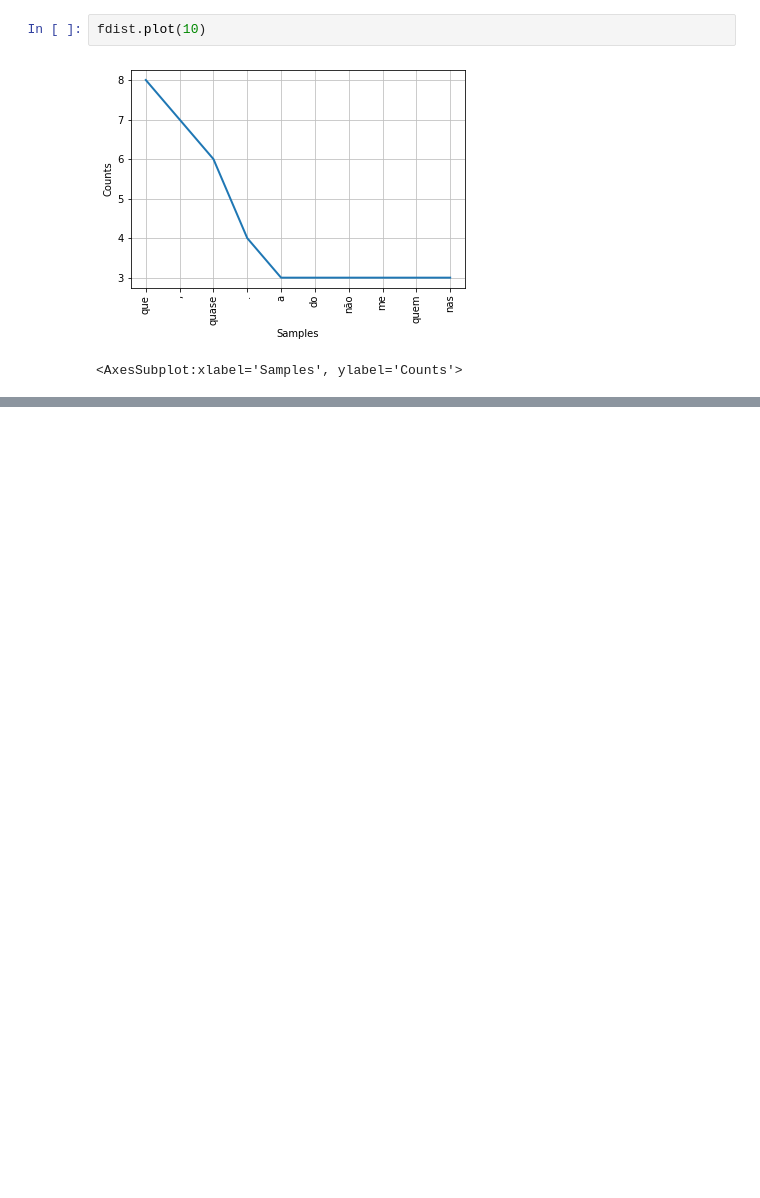
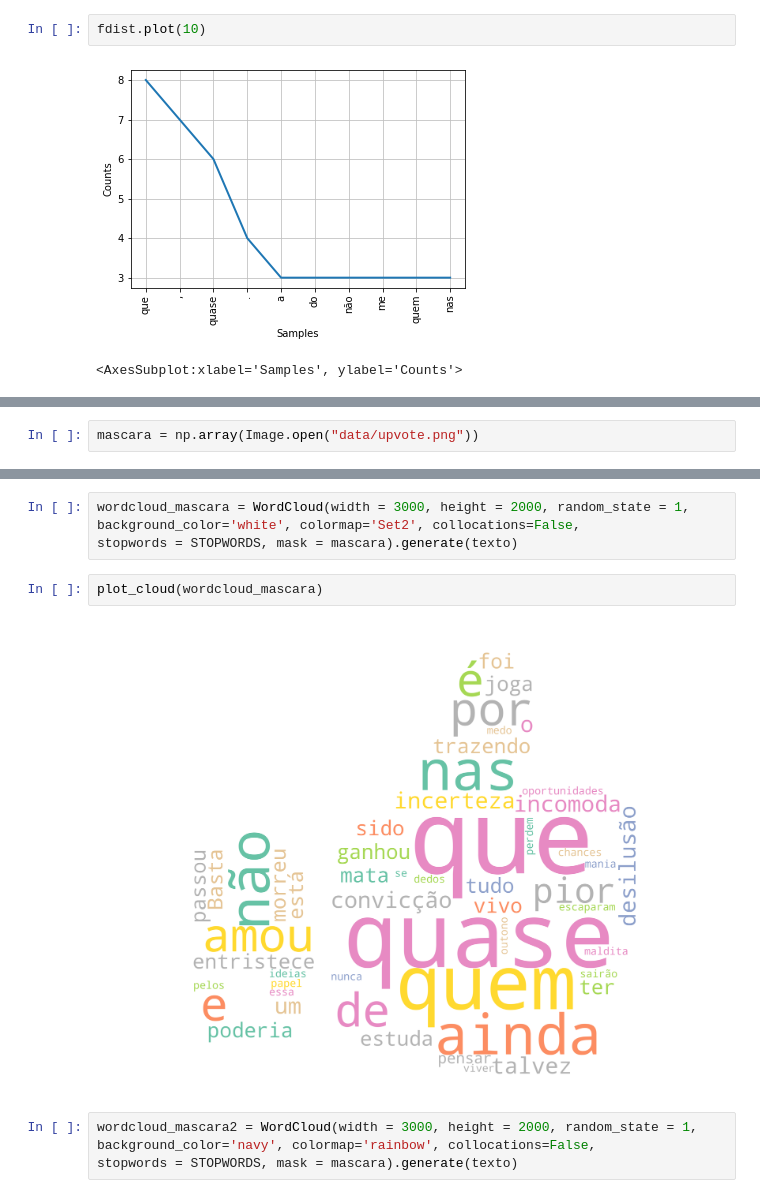
Before and after one commit to treinaweb/treinaweb-PLN-mineracao-de-texto, a Jupyter notebook: MineraçãoTexto.ipynb, the cells around one changed output, grey strips where cells are left out. Drawn from its saved outputs; the diff is of its cells as text; blank space fills up the shorter version.

```diff
--- a/MineraçãoTexto.ipynb
+++ b/MineraçãoTexto.ipynb
@@ -77,0 +93,2 @@ fdist.plot(10)
+# %%
+mascara = np.array(Image.open("data/upvote.png"))
@@ -77,0 +115,12 @@ fdist.plot(10)
+# %%
+wordcloud_mascara = WordCloud(width = 3000, height = 2000, random_state = 1,
+background_color='white', colormap='Set2', collocations=False,
+stopwords = STOPWORDS, mask = mascara).generate(texto)
+# %%
+plot_cloud(wordcloud_mascara)
+# %% [output]
+[figure, added]
+# %%
+wordcloud_mascara2 = WordCloud(width = 3000, height = 2000, random_state = 1,
+background_color='navy', colormap='rainbow', collocations=False,
+stopwords = STOPWORDS, mask = mascara).generate(texto)
```
Also changed, not shown: parts of 6 cells of this notebook.
